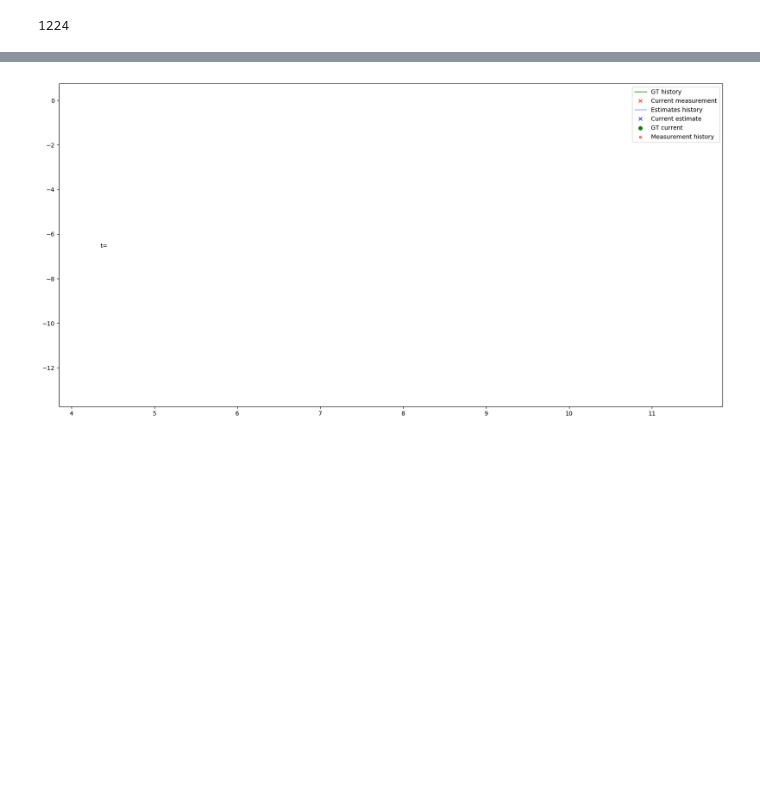
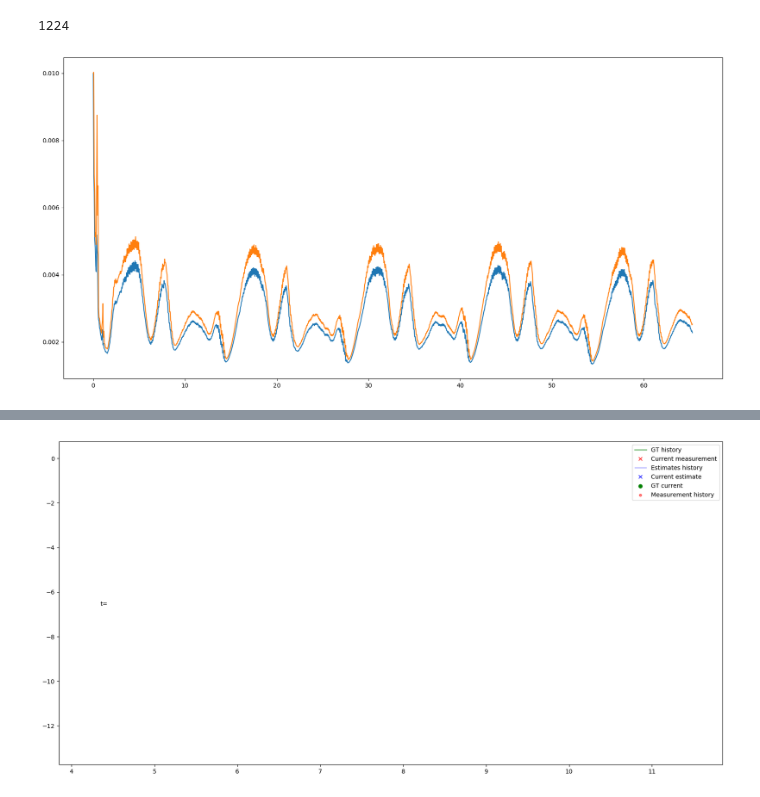
Before and after one commit to asimonov/CarND-Unscented-Kalman-Filter-Project, a Jupyter notebook: ukf-visualize.ipynb, the cells around one changed output, grey strips where cells are left out. Cells and saved outputs as stored; diff of their text form; code cells hidden in the pictures; blank space fills up the shorter version.

```diff
--- a/ukf-visualize.ipynb
+++ b/ukf-visualize.ipynb
@@ -173,6 +191,10 @@ angleEST = table_ekf_output1.anglexy.values
 sigxEST_pr = table_ekf_output1.sigx_pr.values
 sigyEST_pr = table_ekf_output1.sigy_pr.values
 angleEST_pr = table_ekf_output1.anglexy_pr.values
+# %%
+plt.plot(t, sigxEST, t, sigxEST_pr);
+# %% [output]
+[figure, added]
 # %%
 plt.plot(t, sigxEST, t, sigyEST, t, sigxEST_pr, t, sigyEST_pr);
 # %% [output]
```
Also changed, not shown: parts of 12 cells of this notebook, 2 other files.
